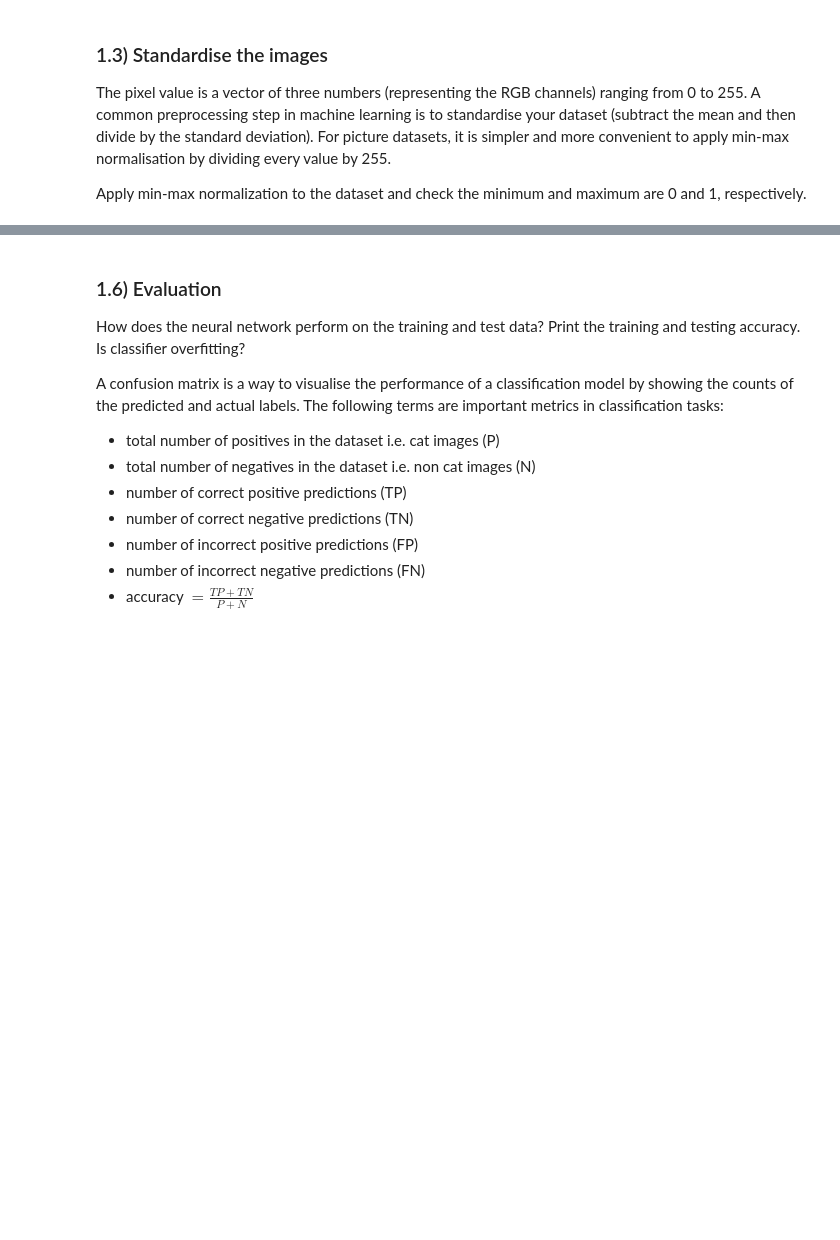
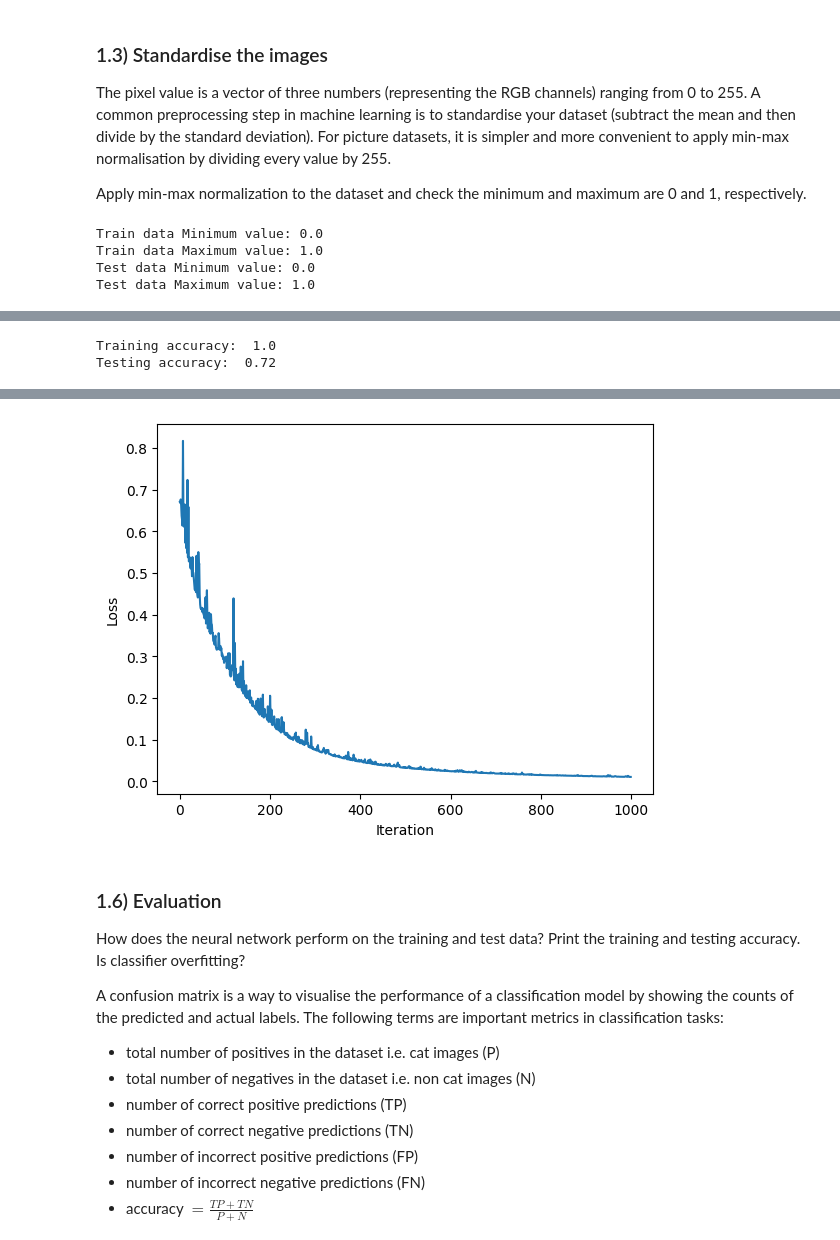
Before and after one commit to ZehuaLiuY/lab_sheets_public, a Jupyter notebook: lab2/lab2-linear_models_neural_nets_SVM.ipynb, the cells around one changed output, grey strips where cells are left out. Saved outputs shown, nothing was run; the diff lists cells and outputs as text; code cells hidden in the pictures; blank space fills up the shorter version.

```diff
--- a/lab2/lab2-linear_models_neural_nets_SVM.ipynb
+++ b/lab2/lab2-linear_models_neural_nets_SVM.ipynb
@@ -76,10 +79,10 @@ Print the shape of the reshaped training and testing datasets.
 # write your code here
 print(f'Original training data shape: {train_x_orig.shape}')
 print(f'Original test data shape: {test_x_orig.shape}')
-train_x_vector = train_x_orig.reshape(-1)
-test_x_vector = test_x_orig.reshape(-1)
-print(f'Reshaped training data shape: {train_x_vector.shape}')
-print(f'Reshaped test data shape: {test_x_vector.shape}')
+train_x_r = train_x_orig.reshape(train_x_orig.shape[0], -1)
+test_x_r = test_x_orig.reshape(test_x_orig.shape[0], -1)
+print(f'Reshaped training data shape: {train_x_r.shape}')
+print(f'Reshaped test data shape: {test_x_r.shape}')
 # %% [output]
 Original training data shape: (209, 64, 64, 3)
 Original test data shape: (50, 64, 64, 3)
@@ -95,3 +96,16 @@ Apply min-max normalization to the dataset and check the minimum and maximum are
+# %%
+# write your code here
+train_x = train_x_r/255.
+test_x = test_x_r/255.
+print(f'Train data Minimum value: {np.min(train_x)}')
+print(f'Train data Maximum value: {np.max(train_x)}')
+print(f'Test data Minimum value: {np.min(test_x)}')
+print(f'Test data Maximum value: {np.max(test_x)}')
+# %% [output]
+Train data Minimum value: 0.0
+Train data Maximum value: 1.0
+Test data Minimum value: 0.0
+Test data Maximum value: 1.0
 # %% [markdown]
 ### 1.4) Logistic regression classifier
 Logistic regression, despite its name, is a linear model for classification. The probabilities describing the possible outcomes of a classification are modeled using a logistic (sigmoid) function.
@@ -113,3 +125,12 @@ Hint, the classifier `fit` method has the following inputs:
+# %%
+# write your code here
+logreg = LogisticRegression(max_iter=500)
+logreg.fit(train_x, train_y.flatten())
+print('Training accuracy: ', round(logreg.score(train_x, train_y.flatten()),2))
+print('Testing accuracy: ', round(logreg.score(test_x, test_y.flatten()),2))
+# %% [output]
+Training accuracy:  1.0
+Testing accuracy:  0.72
 # %% [markdown]
 ### Neural network architecture
 We will initially build a fully connected neural network with one hidden layer (i.e. one layer between input and output). When using more than one hidden layer we define it as a deep neural network.
@@ -171,3 +190,13 @@ Has the loss curve flat-lined? Hint, you may have to specify the `max_iter` and
+# %%
+# write your code here
+nn = MLPClassifier(hidden_layer_sizes=(64), activation='relu', solver='sgd', learning_rate_init=1e-3, alpha=0, max_iter=1000, n_iter_no_change=100)
+nn.fit(train_x, train_y.flatten())
+plt.plot(nn.loss_curve_)
+plt.xlabel('Iteration')
+plt.ylabel('Loss')
+plt.show()
+# %% [output]
+[figure, added]
 # %% [markdown]
 ### 1.6) Evaluation
 How does the neural network perform on the training and test data? Print the training and testing accuracy. Is classifier overfitting?
```
Also changed, not shown: parts of 17 cells of this notebook, 2 other files.
